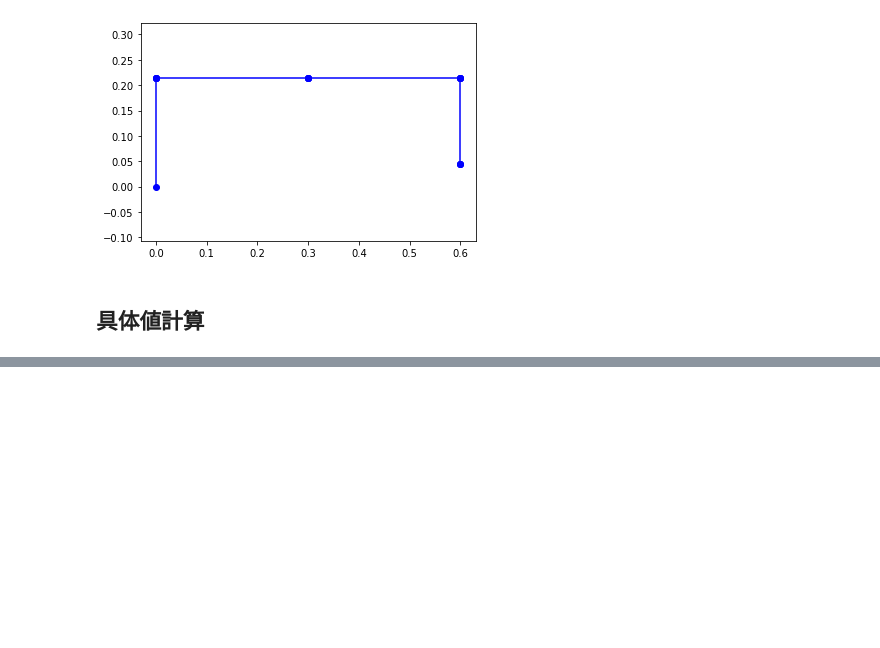
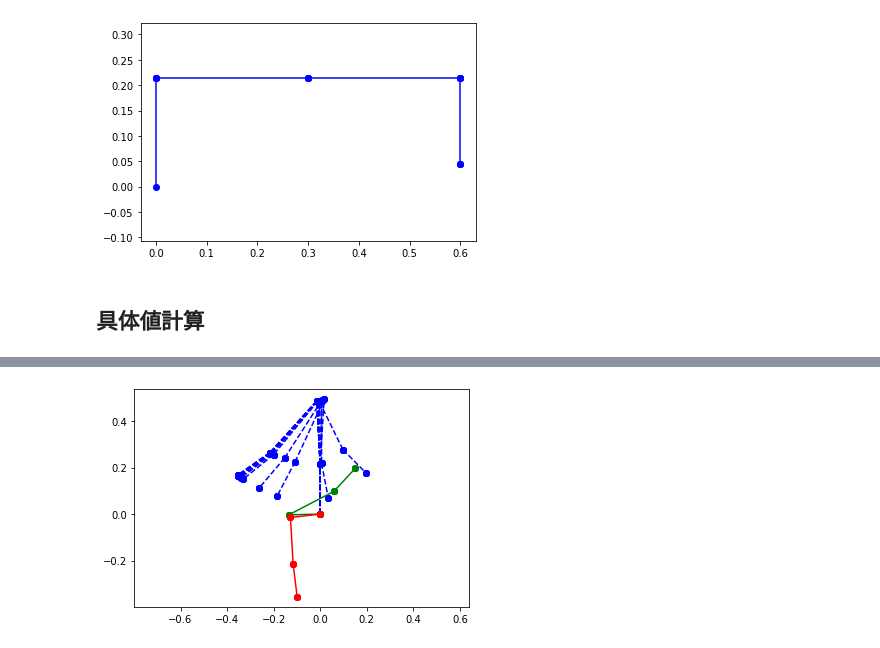
Before and after one commit to TakashiSato/colaboratory, a Jupyter notebook: NonLinearOptimalControl/Algorithm2.2_ConjugateGradientMethod_2link_IK.ipynb, the cells around one changed output, grey strips where cells are left out. Saved outputs shown, nothing was run; the diff lists cells and outputs as text; code cells hidden in the pictures; blank space fills up the shorter version.

```diff
--- a/NonLinearOptimalControl/Algorithm2.2_ConjugateGradientMethod_2link_IK.ipynb
+++ b/NonLinearOptimalControl/Algorithm2.2_ConjugateGradientMethod_2link_IK.ipynb
@@ -90,9 +95,9 @@ class RobotArm():
 
 def normalize_angle(angle):
   while angle > np.pi:
-    angle -= np.pi
+    angle -= 2.0*np.pi
   while angle < -np.pi:
-    angle += np.pi
+    angle += 2.0*np.pi
   return angle
 # %%
 # joint_size = 2
@@ -206,7 +213,7 @@ def conjugate_gradient_method(f_symbols, x_symbols, x0, epsilon=1e-4, max_iterat
     # 直線探索
     eval_min = sys.float_info.max
     alpha_k = 0.
-    for alpha in np.linspace(0.0, 5.0, 10):
+    for alpha in np.linspace(0.0, 1.0, 10):
       x_temp = x_k + alpha * s_k
       eval_value = f_symbols.subs(list(zip(x_symbols, x_temp)))
       if eval_value < eval_min:
@@ -288,0 +243,73 @@ plot_result(result)
+# %%
+# create robot arm
+joint_size = 7
+robot = RobotArm(joint_size)
+a, alpha, d, theta = robot.get_dh_symbols()
+
+# robot.set_dh_parameters({
+#     a[0]: 0,     alpha[0]: 0, d[0]: 0,
+#     a[1]: 1.0, alpha[1]: 0, d[1]: 0,
+#     a[2]: 1.0, alpha[2]: 0, d[2]: 0, theta[2]: 0,
+# })
+
+# robot.set_dh_parameters({
+#     a[0]: 0,   alpha[0]: 0, d[0]: 0,
+#     a[1]: 1.0, alpha[1]: 0, d[1]: 0,
+#     a[2]: 1.0, alpha[2]: 0, d[2]: 0,
+#     a[3]: 1.0, alpha[3]: 0, d[3]: 0,
+#     a[4]: 1.0, alpha[4]: 0, d[4]: 0,
+#     a[5]: 1.0, alpha[5]: 0, d[5]: 0, theta[5]: 0,
+# })
+
+robot.set_dh_parameters({
+    a[0]: 0, alpha[0]: 0,               d[0]: 0.215,
+    a[1]: 0, alpha[1]: -np.pi/2, d[1]: 0,
+    a[2]: 0, alpha[2]: +np.pi/2, d[2]: 0.300,
+    a[3]: 0, alpha[3]: -np.pi/2,  d[3]: 0,
+    a[4]: 0, alpha[4]: +np.pi/2, d[4]: 0.300,
+    a[5]: 0, alpha[5]: -np.pi/2,  d[5]: 0,
+    a[6]: 0, alpha[6]: +np.pi/2, d[6]: 0.170,
+    a[7]: 0, alpha[7]: 0,                d[7]: 0, theta[7]: 0,
+})
+
+# problem settings
+def rand(min, max):
+  return (max - min)
+x0 = Matrix(np.random.uniform(-np.pi, np.pi, joint_size))
+xd = Matrix(np.random.uniform(-1, 1, 2))
+ee_pose = robot.T_base[-1][0:2,3]
+f_symbols = Matrix((xd - ee_pose).T * (xd - ee_pose))[0]
+x_symbols = Matrix(theta[0:-1])
+
+def plot_result(result):
+  for x_ in result.x0_log:
+    robot.draw(x_, coordinate='yz', style='--bo')
+  robot.draw(result.x0_log[0], style='-go')
+  robot.draw(result.x_star, style='-ro')
+  plt.plot(xd[0], xd[1], 'r*')
+  return
+
+  plt.figure()
+  t1 = t2 = np.linspace(-np.pi, np.pi, 100)
+  f_func = sympy.lambdify(result.x_symbols, result.f_symbols, 'numpy')
+  slope_func = sympy.lambdify(result.x_symbols, result.slope_symbols, 'numpy')
+  X, Y = np.meshgrid(t1, t2)
+  Z = f_func(X, Y)
+  cont = plt.contour(X, Y, Z, 10)
+  cont.clabel(fmt='%1.1f', fontsize=14)
+  x0_ = []
+  y0_ = []
+  for x0 in result.x0_log:
+    x0_.append(x0[0])
+    y0_.append(x0[1])
+  plt.plot(x0_, y0_, '--o')
+  plt.plot(x0_[-1], y0_[-1], 'r*')
+  plt.axes().set_aspect('equal')
+  plt.title('evaluation function')
+  # plt.pcolormesh(X,Y,Z,cmap='cool')
+
+# solve problem
+# result = steepest_descent_method(f_symbols, x_symbols, x0, epsilon=1e-3, max_iteration=100)
+result = conjugate_gradient_method(f_symbols, x_symbols, x0, epsilon=1e-3, max_iteration=100)
+plot_result(result)
+# %% [output]
@@ -288,0 +318 @@ plot_result(result)
+[figure, added]
```
Also changed, not shown: parts of 5 cells of this notebook.
